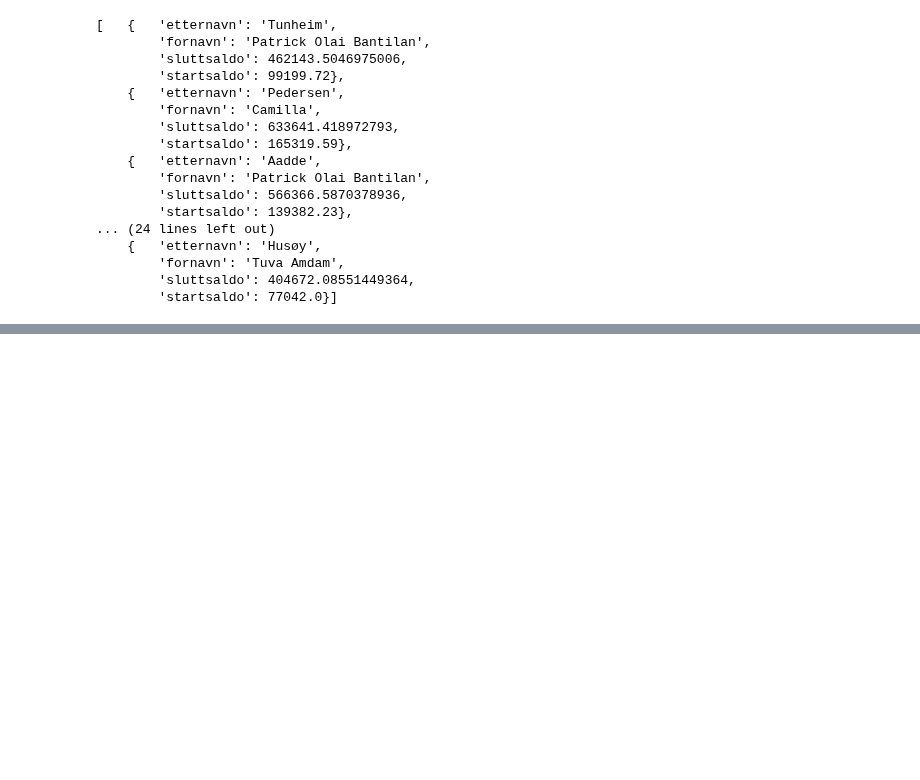
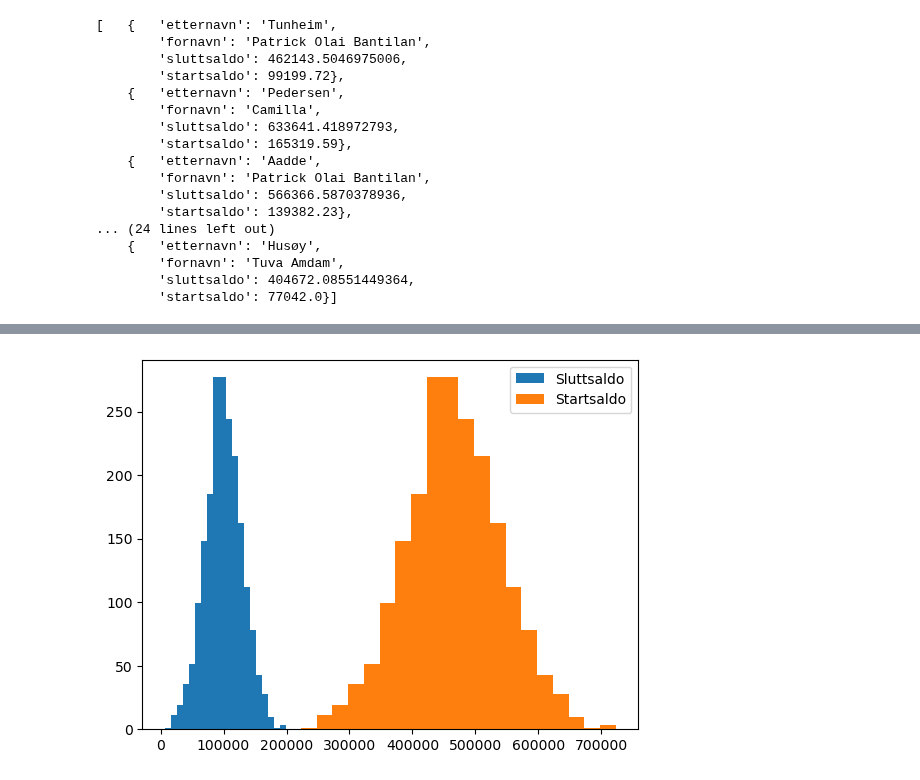
Before and after one commit to jonasjul/IIRA2001H24, a Jupyter notebook: 4-Data-og-Simulering/Dictionaries-JH.ipynb, the cells around one changed output, grey strips where cells are left out. Drawn from its saved outputs; the diff is of its cells as text; code cells hidden in the pictures; blank space fills up the shorter version.

```diff
--- a/4-Data-og-Simulering/Dictionaries-JH.ipynb
+++ b/4-Data-og-Simulering/Dictionaries-JH.ipynb
@@ -220,3 +220,13 @@ pp.pprint(kundedata[:10])
         'startsaldo': 77042.0}]
 # %%
 # Iterer over listen og legg til en liste med årlig saldo fra start til sluttå for alle kunder
+
+for kunde in kundedata:
+    saldo_liste = []
+    start_saldo = kunde["startsaldo"]
+    for t in range(t_slutt+1):
+        saldo_t = finn_sluttsaldo(P,n,r,start_saldo, t)
+        saldo_liste.append(saldo_t)
+    kunde["saldo_yearly"] = saldo_liste
+
+pp.pprint(kundedata[:5])
@@ -223,9 +251,23 @@ pp.pprint(kundedata[:10])
 # %%
 # Plott fordelingen av sparepenger i et histogram
 import matplotlib.pyplot as plt
 
 sluttsaldo_liste = []
 startsaldo_liste = []
+
+for kunde in kundedata:
+    sluttsaldo_liste.append(kunde["sluttsaldo"])
+    startsaldo_liste.append(kunde["startsaldo"])
+
+plt.hist(startsaldo_liste, bins=20, label="Sluttsaldo")
+plt.hist(sluttsaldo_liste, bins=20, label="Startsaldo")
+plt.legend()
+plt.show()
+
+#Fyll lister med startsaldo og sluttsaldo for alle kunder
+#Kall riktig historgramplottefunksjon
+# %% [output]
+[figure, added]
 # %%
 #Finn en måte å dele kundene inn i segmenter: rik, middels bemidlet, lavt bemidlet, etter hvor mye sparepenger de har
 #Oppdater kundedata med klassifiseringen
```
Also changed, not shown: parts of 1 cell of this notebook.
